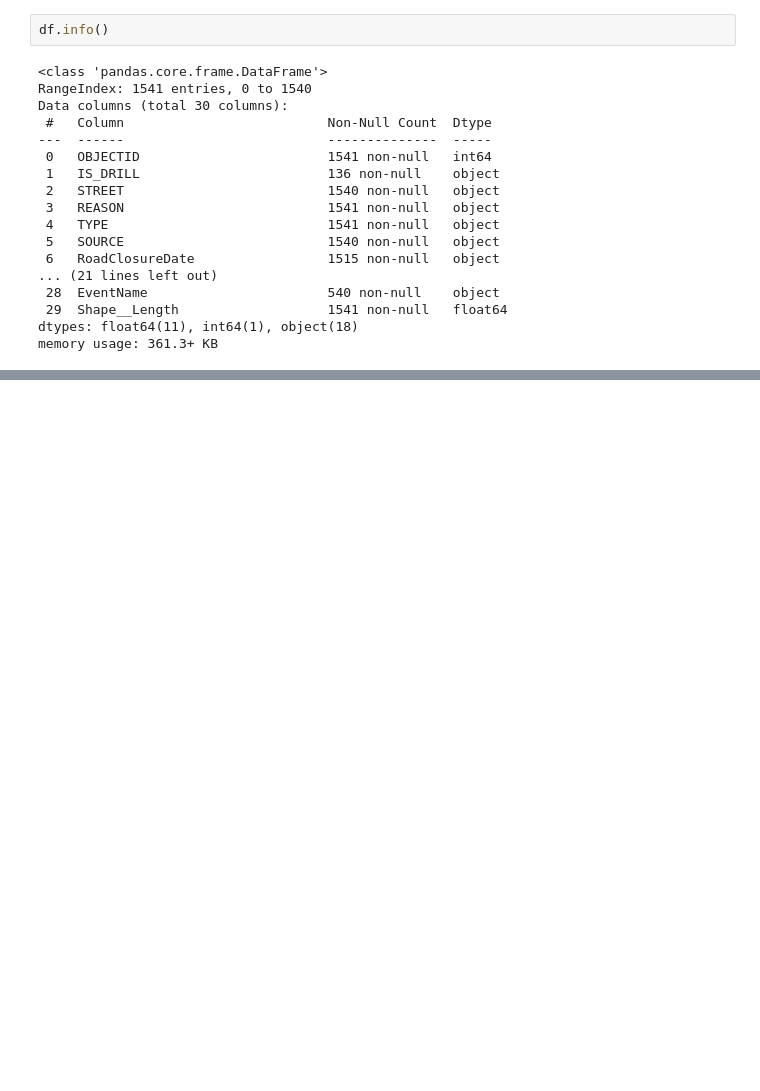
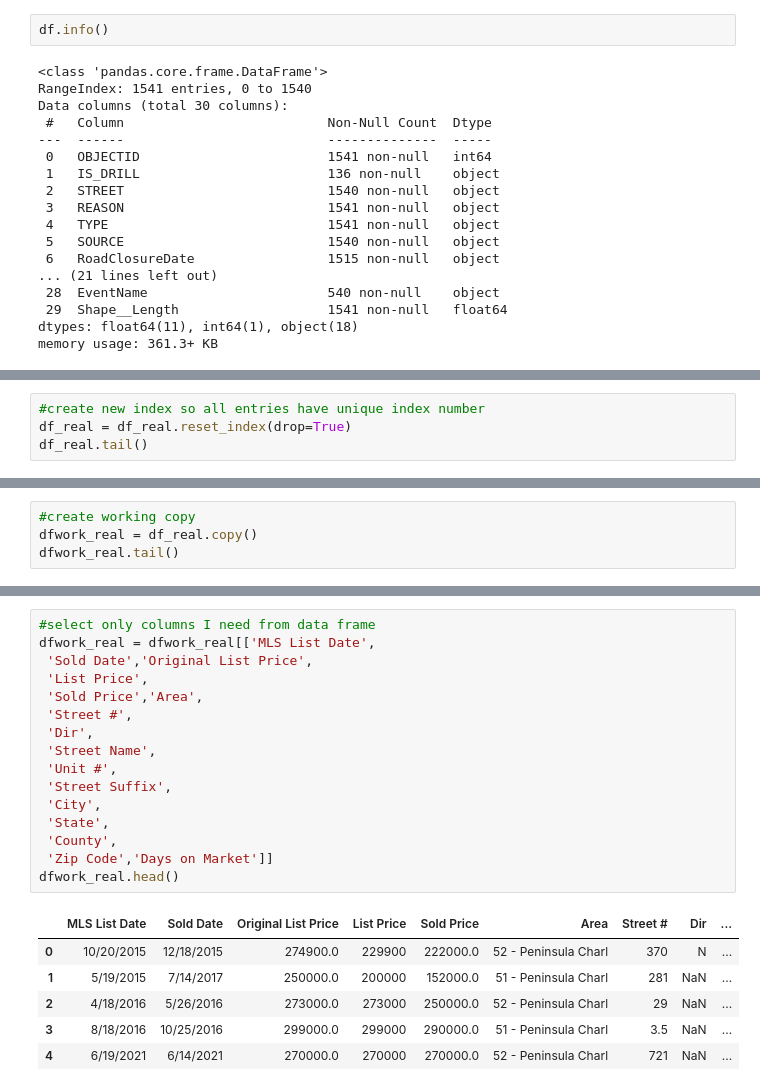
Before and after one commit to schreibergn/Data534Project-, a Jupyter notebook: DowntownFlood.ipynb, the cells around one changed output, grey strips where cells are left out. Drawn from its saved outputs; the diff is of its cells as text; blank space fills up the shorter version.

```diff
--- a/DowntownFlood.ipynb
+++ b/DowntownFlood.ipynb
@@ -60,0 +118,4 @@ df_real2.head()
+# %%
+#create new index so all entries have unique index number
+df_real = df_real.reset_index(drop=True)
+df_real.tail()
@@ -60,0 +130,4 @@ df_real2.head()
+# %%
+#create working copy
+dfwork_real = df_real.copy()
+dfwork_real.tail()
@@ -60,0 +162,23 @@ df_real2.head()
+# %%
+#select only columns I need from data frame
+dfwork_real = dfwork_real[['MLS List Date',
+ 'Sold Date','Original List Price',
+ 'List Price',
+ 'Sold Price','Area',
+ 'Street #',
+ 'Dir',
+ 'Street Name',
+ 'Unit #',
+ 'Street Suffix',
+ 'City',
+ 'State',
+ 'County',
+ 'Zip Code','Days on Market']]
+dfwork_real.head()
+# %% [output]
+|  | MLS List Date | Sold Date | Original List Price | List Price | Sold Price | Area | Street # | Dir | ... |
+| 0 | 10/20/2015 | 12/18/2015 | 274900.0 | 229900 | 222000.0 | 52 - Peninsula Charl | 370 | N | ... |
+| 1 | 5/19/2015 | 7/14/2017 | 250000.0 | 200000 | 152000.0 | 51 - Peninsula Charl | 281 | NaN | ... |
+| 2 | 4/18/2016 | 5/26/2016 | 273000.0 | 273000 | 250000.0 | 52 - Peninsula Charl | 29 | NaN | ... |
+| 3 | 8/18/2016 | 10/25/2016 | 299000.0 | 299000 | 290000.0 | 51 - Peninsula Charl | 3.5 | NaN | ... |
+| 4 | 6/19/2021 | 6/14/2021 | 270000.0 | 270000 | 270000.0 | 52 - Peninsula Charl | 721 | NaN | ... |
```
Also changed, not shown: parts of 13 cells of this notebook.
